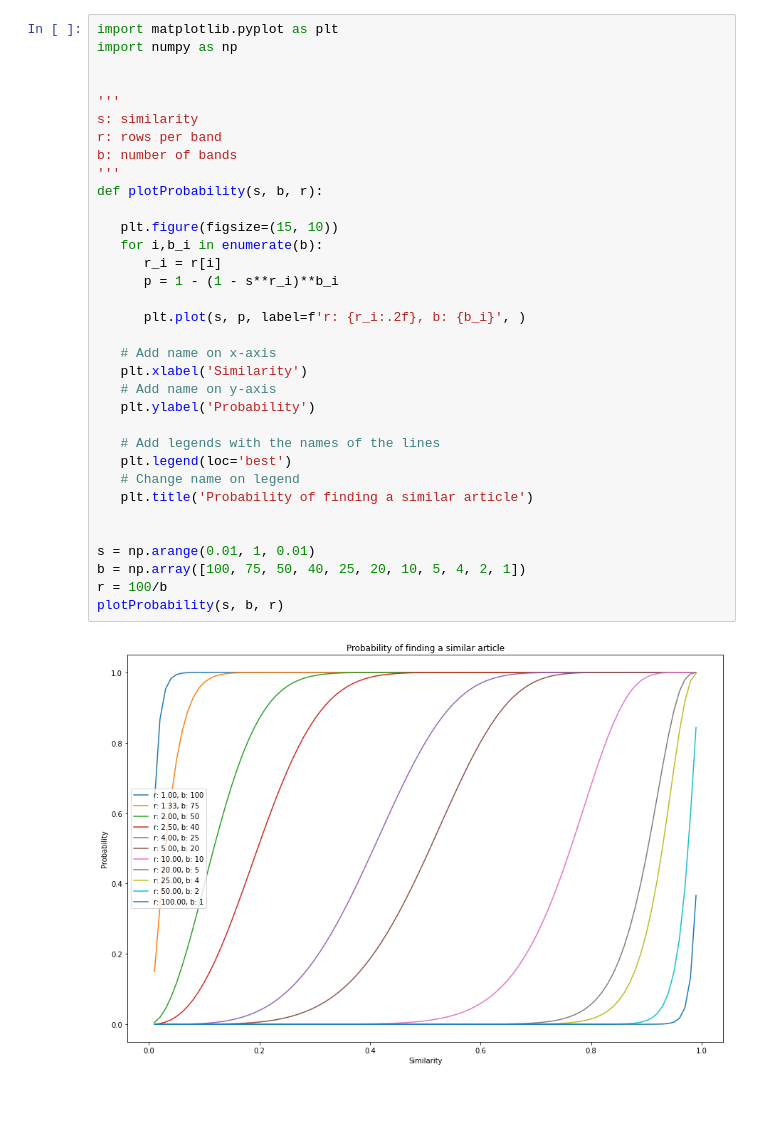
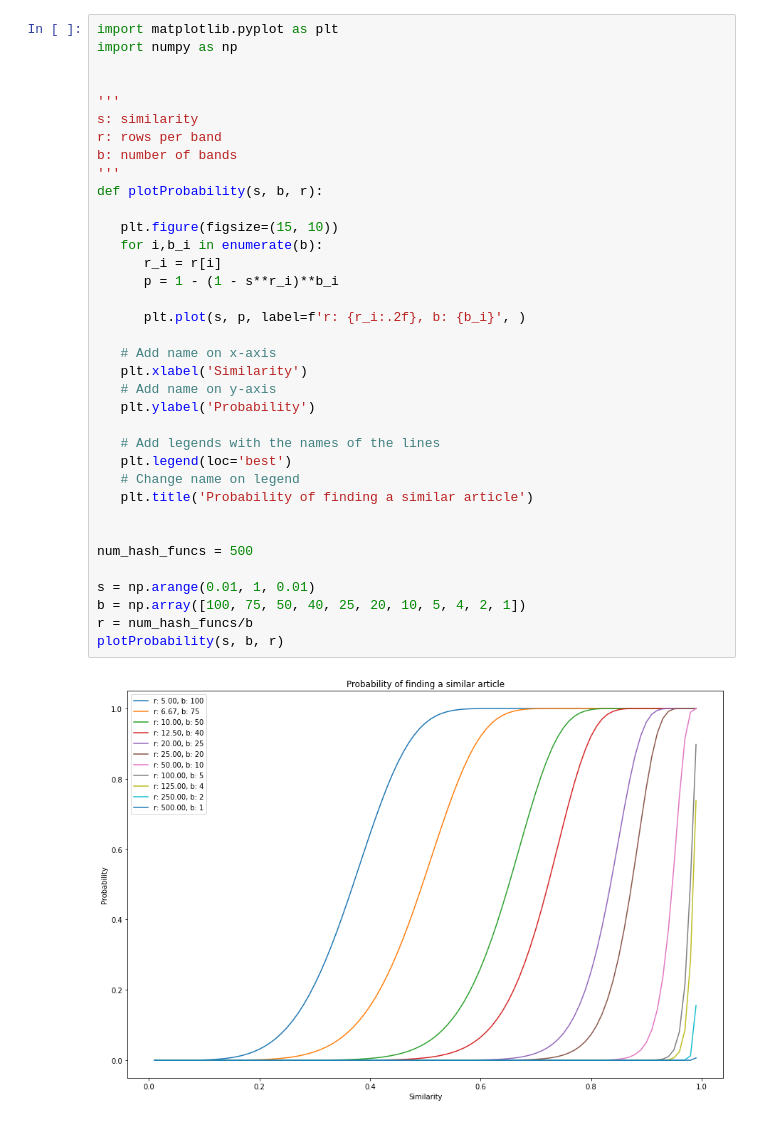
Before and after one commit to adneovrebo/DAT500-project, a Jupyter notebook: lsh/plotting.ipynb, the cells around one changed output. Drawn from its saved outputs; the diff is of its cells as text.

```diff
--- a/lsh/plotting.ipynb
+++ b/lsh/plotting.ipynb
@@ -5,32 +5,34 @@ import numpy as np
 
 '''
 s: similarity
 r: rows per band
 b: number of bands
 '''
 def plotProbability(s, b, r):
 
    plt.figure(figsize=(15, 10))
    for i,b_i in enumerate(b):
       r_i = r[i]
       p = 1 - (1 - s**r_i)**b_i
 
       plt.plot(s, p, label=f'r: {r_i:.2f}, b: {b_i}', )
 
    # Add name on x-axis
    plt.xlabel('Similarity')
    # Add name on y-axis
    plt.ylabel('Probability')
 
    # Add legends with the names of the lines
    plt.legend(loc='best')
    # Change name on legend
    plt.title('Probability of finding a similar article')
 
 
+num_hash_funcs = 500
+
 s = np.arange(0.01, 1, 0.01)
 b = np.array([100, 75, 50, 40, 25, 20, 10, 5, 4, 2, 1])
-r = 100/b
+r = num_hash_funcs/b
 plotProbability(s, b, r)
 # %% [output]
-[figure, old version]
+[figure, new version]
```
Also changed, not shown: 2 other files.
